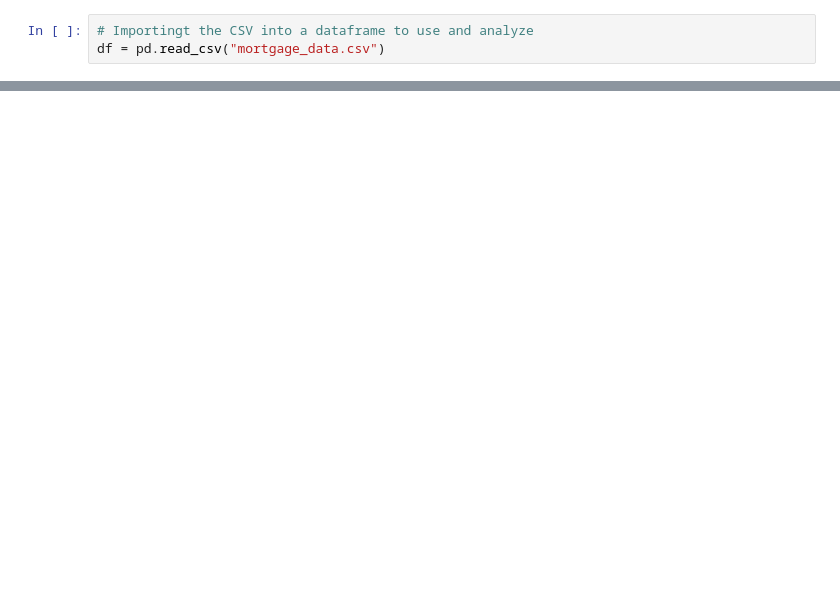
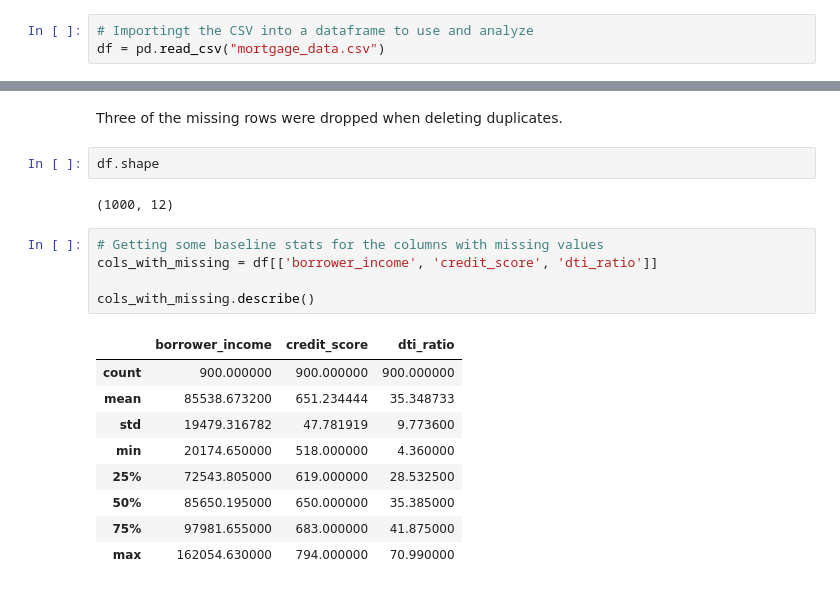
Before and after one commit to sflyranger/pandas_mortgage_practice, a Jupyter notebook: mortgage_data_analysis.ipynb, the cells around one changed output, grey strips where cells are left out. Drawn from its saved outputs; the diff is of its cells as text; blank space fills up the shorter version.

```diff
--- a/mortgage_data_analysis.ipynb
+++ b/mortgage_data_analysis.ipynb
@@ -20,0 +86,21 @@ df.head(10)
+# %% [markdown]
+Three of the missing rows were dropped when deleting duplicates.
+# %%
+df.shape
+# %% [output]
+(1000, 12)
+# %%
+# Getting some baseline stats for the columns with missing values
+cols_with_missing = df[['borrower_income', 'credit_score', 'dti_ratio']]
+
+cols_with_missing.describe()
+# %% [output]
+|  | borrower_income | credit_score | dti_ratio |
+| count | 900.000000 | 900.000000 | 900.000000 |
+| mean | 85538.673200 | 651.234444 | 35.348733 |
+| std | 19479.316782 | 47.781919 | 9.773600 |
+| min | 20174.650000 | 518.000000 | 4.360000 |
+| 25% | 72543.805000 | 619.000000 | 28.532500 |
+| 50% | 85650.195000 | 650.000000 | 35.385000 |
+| 75% | 97981.655000 | 683.000000 | 41.875000 |
+| max | 162054.630000 | 794.000000 | 70.990000 |
```
Also changed, not shown: parts of 15 cells of this notebook.
